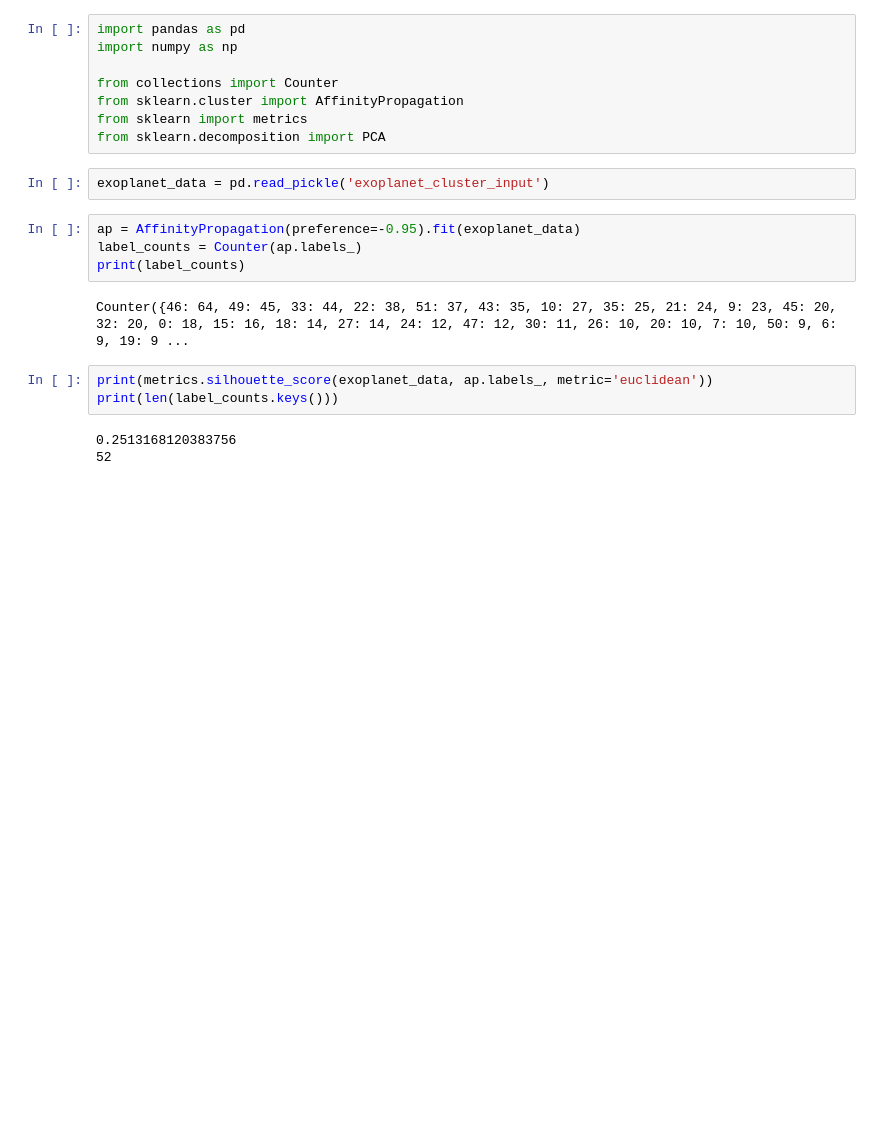
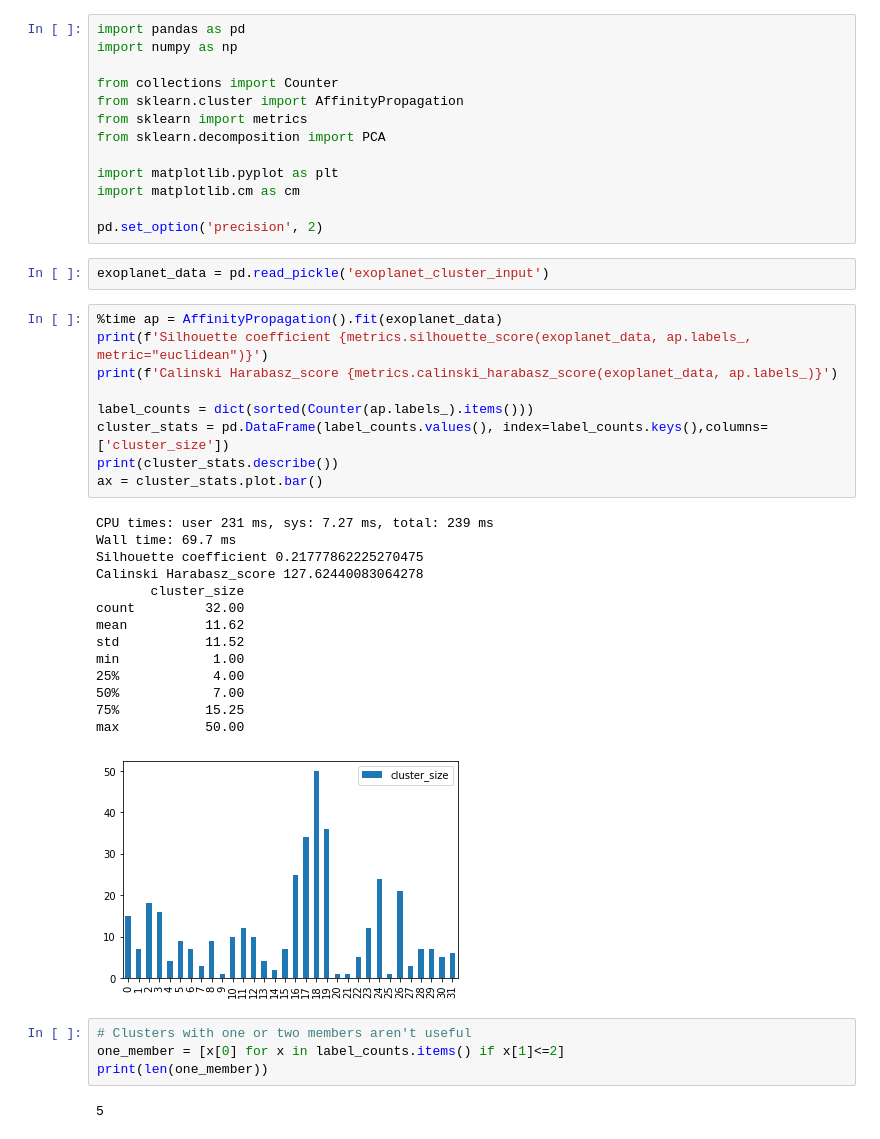
Before and after one commit to crankymax/USQ_CSC8004_exoplanets, a Jupyter notebook: Affinity Prop Clustering.ipynb, the cells around one changed output. Saved outputs shown, nothing was run; the diff lists cells and outputs as text; blank space fills up the shorter version.

Commit message:
Clustering completed

```diff
--- a/Affinity Prop Clustering.ipynb
+++ b/Affinity Prop Clustering.ipynb
@@ -6,20 +6,43 @@ from collections import Counter
 from sklearn.cluster import AffinityPropagation
 from sklearn import metrics
 from sklearn.decomposition import PCA
+
+import matplotlib.pyplot as plt
+import matplotlib.cm as cm
+
+pd.set_option('precision', 2)
 # %%
 exoplanet_data = pd.read_pickle('exoplanet_cluster_input')
-# %%
-ap = AffinityPropagation(preference=-0.95).fit(exoplanet_data)
-label_counts = Counter(ap.labels_)
-print(label_counts)
-# %% [output]
-Counter({46: 64, 49: 45, 33: 44, 22: 38, 51: 37, 43: 35, 10: 27, 35: 25, 21: 24, 9: 23, 45: 20, 32: 20, 0: 18, 15: 16, 18: 14, 27: 14, 24: 12, 47: 12, 30: 11, 26: 10, 20: 10, 7: 10, 50: 9, 6: 9, 19: 9 ...
-# %%
-print(metrics.silhouette_score(exoplanet_data, ap.labels_, metric='euclidean'))
-print(len(label_counts.keys()))
-# %% [output]
-0.2513168120383756
-52
+# %%
+%time ap = AffinityPropagation().fit(exoplanet_data)
+print(f'Silhouette coefficient {metrics.silhouette_score(exoplanet_data, ap.labels_, metric="euclidean")}')
+print(f'Calinski Harabasz_score {metrics.calinski_harabasz_score(exoplanet_data, ap.labels_)}')
+
+label_counts = dict(sorted(Counter(ap.labels_).items()))
+cluster_stats = pd.DataFrame(label_counts.values(), index=label_counts.keys(),columns=['cluster_size'])
+print(cluster_stats.describe())
+ax = cluster_stats.plot.bar()
+# %% [output]
+CPU times: user 231 ms, sys: 7.27 ms, total: 239 ms
+Wall time: 69.7 ms
+Silhouette coefficient 0.21777862225270475
+Calinski Harabasz_score 127.62440083064278
+       cluster_size
+count         32.00
+mean          11.62
+std           11.52
+min            1.00
+25%            4.00
+50%            7.00
+75%           15.25
+max           50.00
+[figure, added]
+# %%
+# Clusters with one or two members aren't useful
+one_member = [x[0] for x in label_counts.items() if x[1]<=2]
+print(len(one_member))
+# %% [output]
+5
 # %%
 pca = PCA(n_components=4)
 X_r = pca.fit(exoplanet_data).transform(exoplanet_data)
```
Also changed, not shown: parts of 21 cells of this notebook, 12 other files.
